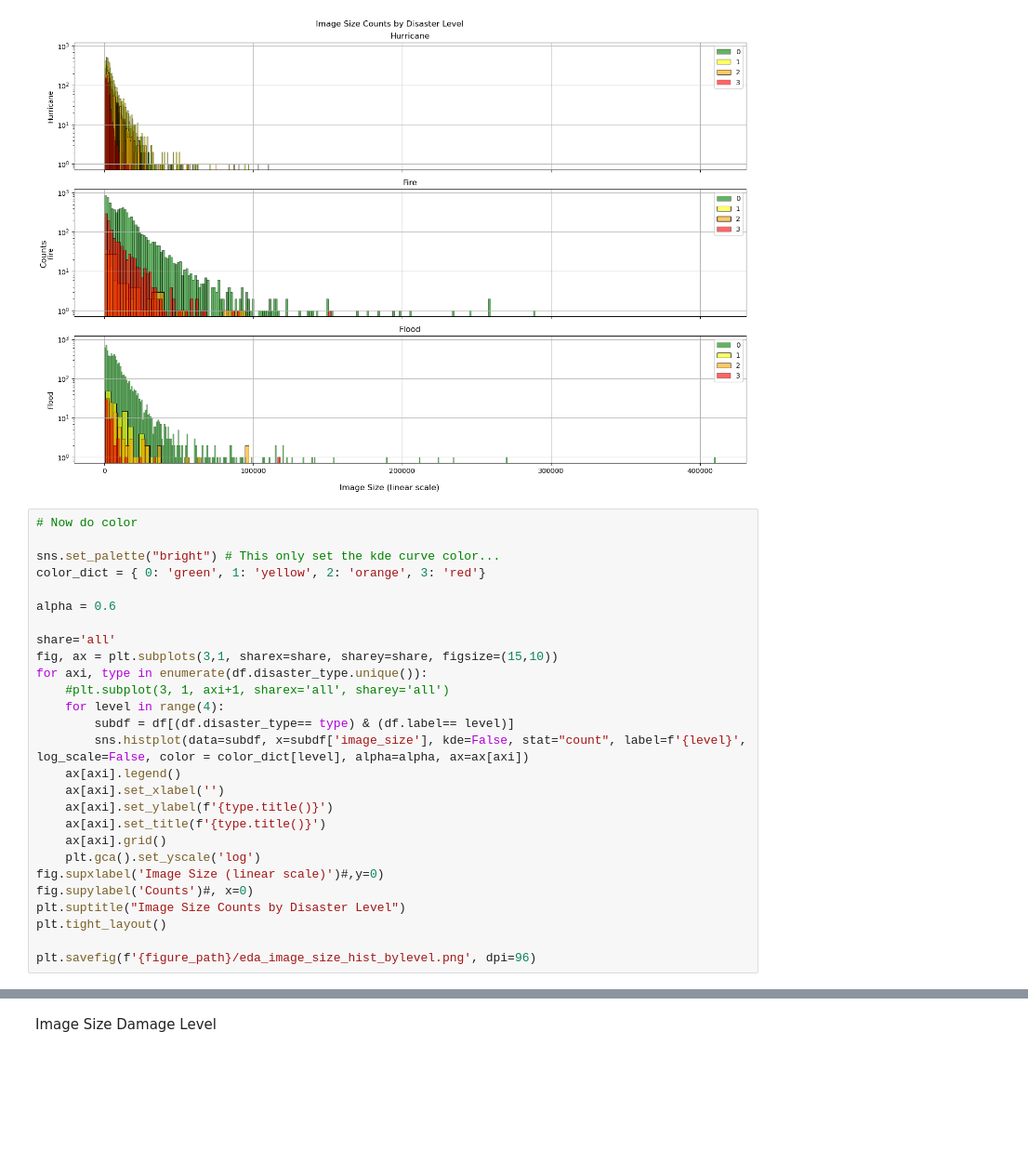
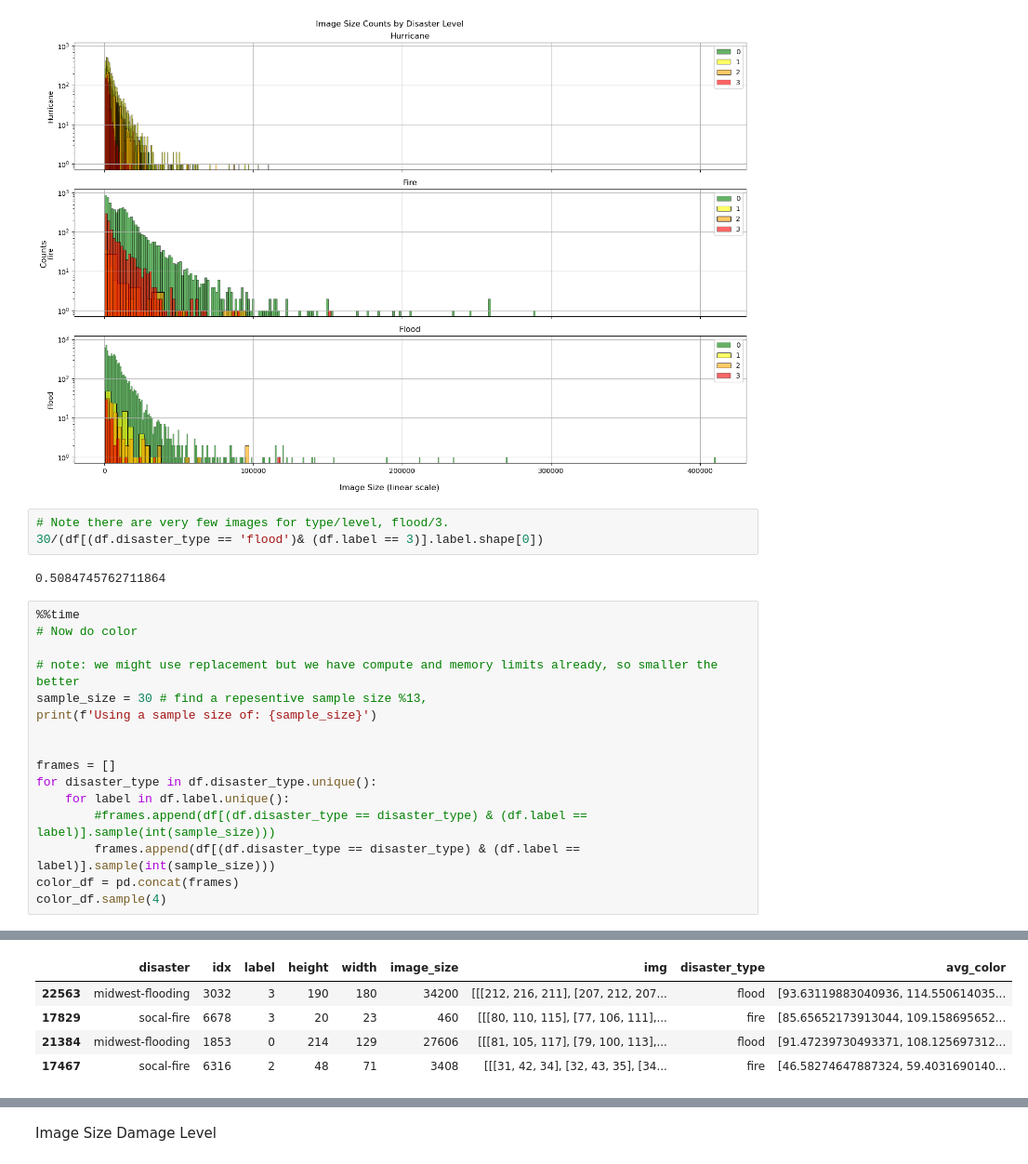
Before and after one commit to fractalclockwork/Data200, a Jupyter notebook: Source/Checkpoint_1_EDA.ipynb, the cells around one changed output, grey strips where cells are left out. Shown: that part at 93% size. Cells and saved outputs as stored; diff of their text form; blank space fills up the shorter version.

```diff
--- a/Source/Checkpoint_1_EDA.ipynb
+++ b/Source/Checkpoint_1_EDA.ipynb
@@ -425,30 +427,25 @@ plt.tight_layout()
 plt.savefig(f'{figure_path}/eda_image_size_hist_bylevel.png', dpi=96)
 # %% [output]
 [figure]
-# %%
-# Now do color
-
-sns.set_palette("bright") # This only set the kde curve color...
-color_dict = { 0: 'green', 1: 'yellow', 2: 'orange', 3: 'red'}
-
-alpha = 0.6
-
-share='all'
-fig, ax = plt.subplots(3,1, sharex=share, sharey=share, figsize=(15,10))
-for axi, type in enumerate(df.disaster_type.unique()):
-    #plt.subplot(3, 1, axi+1, sharex='all', sharey='all')
-    for level in range(4):
-        subdf = df[(df.disaster_type== type) & (df.label== level)]
-        sns.histplot(data=subdf, x=subdf['image_size'], kde=False, stat="count", label=f'{level}', log_scale=False, color = color_dict[level], alpha=alpha, ax=ax[axi])
-    ax[axi].legend()
-    ax[axi].set_xlabel('')
-    ax[axi].set_ylabel(f'{type.title()}')
-    ax[axi].set_title(f'{type.title()}')
-    ax[axi].grid()
-    plt.gca().set_yscale('log')
-fig.supxlabel('Image Size (linear scale)')#,y=0)
-fig.supylabel('Counts')#, x=0)
-plt.suptitle("Image Size Counts by Disaster Level")
-plt.tight_layout()
-
-plt.savefig(f'{figure_path}/eda_image_size_hist_bylevel.png', dpi=96)
+# %%
+# Note there are very few images for type/level, flood/3.
+30/(df[(df.disaster_type == 'flood')& (df.label == 3)].label.shape[0])
+# %% [output]
+0.5084745762711864
+# %%
+%%time
+# Now do color
+
+# note: we might use replacement but we have compute and memory limits already, so smaller the better
+sample_size = 30 # find a repesentive sample size %13,
+print(f'Using a sample size of: {sample_size}')
+
+
+frames = []
+for disaster_type in df.disaster_type.unique():
+    for label in df.label.unique():
+        #frames.append(df[(df.disaster_type == disaster_type) & (df.label == label)].sample(int(sample_size)))
+        frames.append(df[(df.disaster_type == disaster_type) & (df.label == label)].sample(int(sample_size)))
+color_df = pd.concat(frames)
+color_df.sample(4)
+# %% [output]
@@ -454,0 +455,5 @@ plt.savefig(f'{figure_path}/eda_image_size_hist_bylevel.png', dpi=96)
+|  | disaster | idx | label | height | width | image_size | img | disaster_type | avg_color |
+| 22563 | midwest-flooding | 3032 | 3 | 190 | 180 | 34200 | [[[212, 216, 211], [207, 212, 207... | flood | [93.63119883040936, 114.550614035... |
+| 17829 | socal-fire | 6678 | 3 | 20 | 23 | 460 | [[[80, 110, 115], [77, 106, 111],... | fire | [85.65652173913044, 109.158695652... |
+| 21384 | midwest-flooding | 1853 | 0 | 214 | 129 | 27606 | [[[81, 105, 117], [79, 100, 113],... | flood | [91.47239730493371, 108.125697312... |
+| 17467 | socal-fire | 6316 | 2 | 48 | 71 | 3408 | [[[31, 42, 34], [32, 43, 35], [34... | fire | [46.58274647887324, 59.4031690140... |
```
Also changed, not shown: parts of 9 cells of this notebook, 1 other file.
